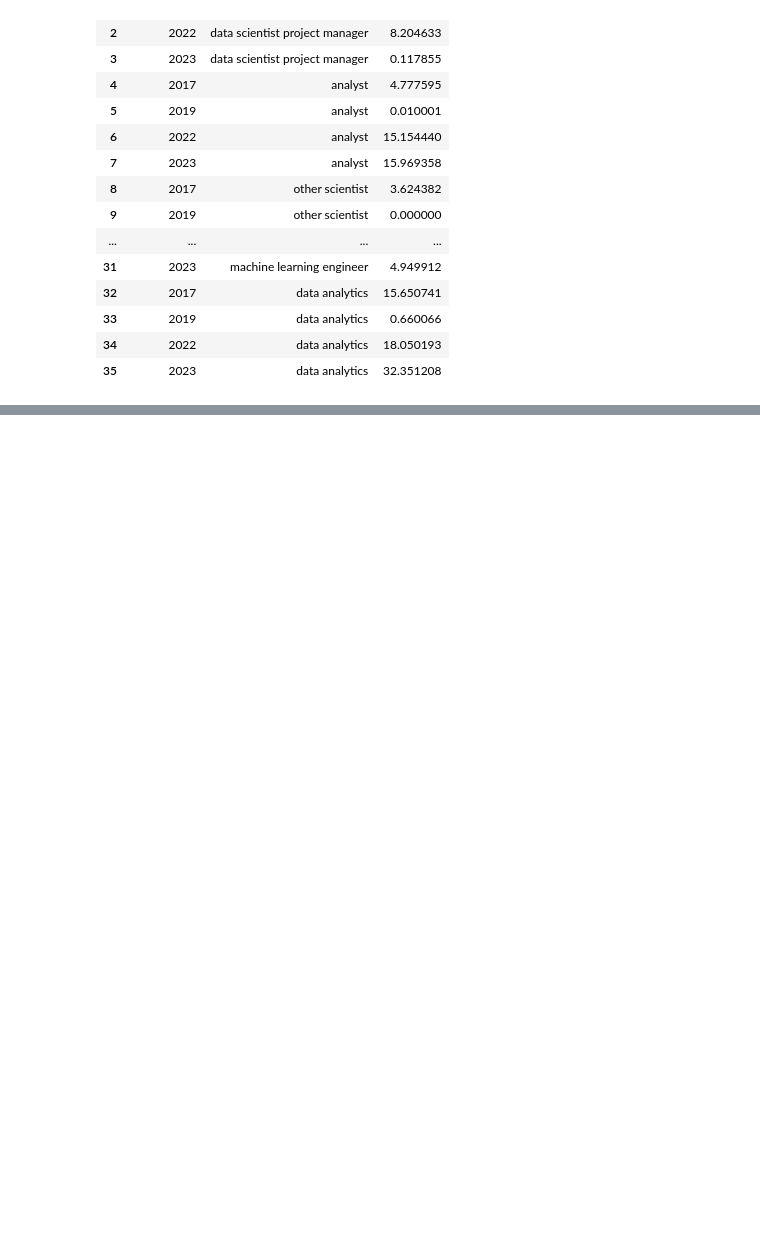
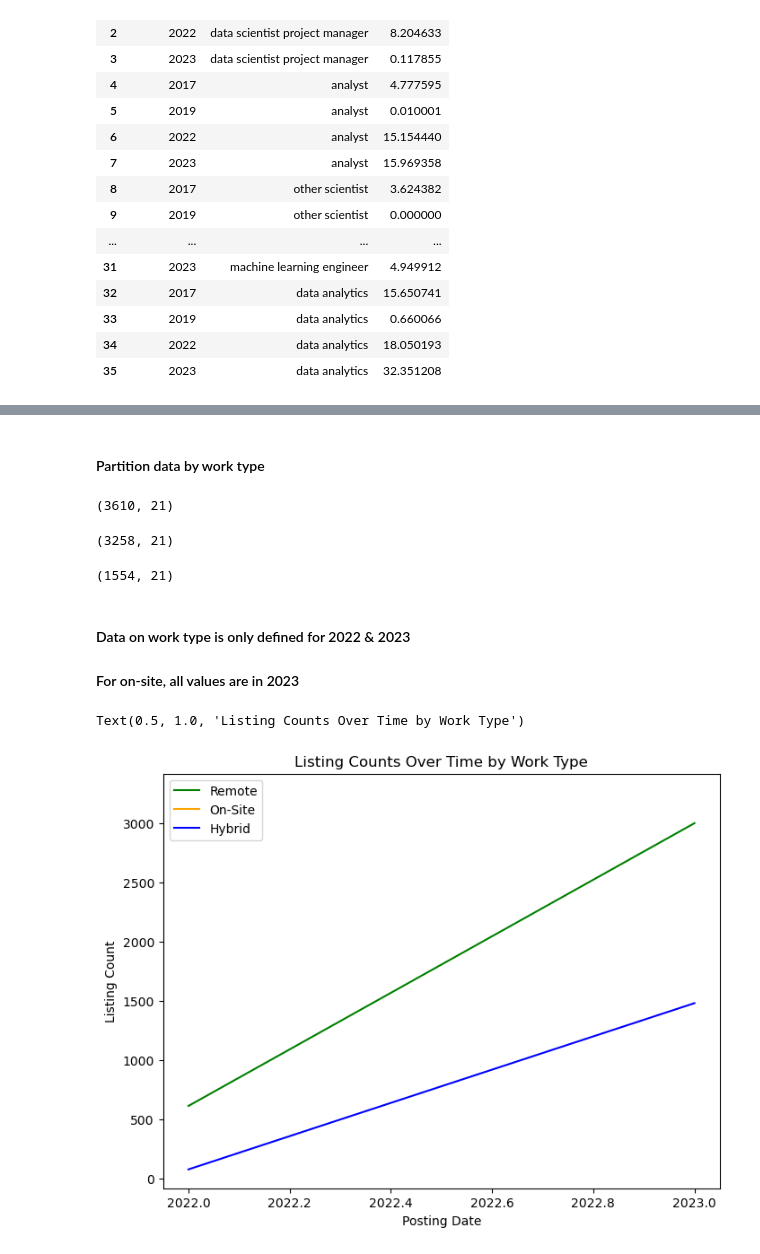
Before and after one commit to devinsuy/DataScience-Jobs-Viz, a Jupyter notebook: notebooks/python/Data Science Jobs Data/EDA_Time_Series.ipynb, the cells around one changed output, grey strips where cells are left out. Cells and saved outputs as stored; diff of their text form; code cells hidden in the pictures; blank space fills up the shorter version.

```diff
--- a/notebooks/python/Data Science Jobs Data/EDA_Time_Series.ipynb
+++ b/notebooks/python/Data Science Jobs Data/EDA_Time_Series.ipynb
@@ -363,0 +368,3 @@ combined_stacked_job_title_fig
+# %%
+df_work_type = df.dropna(subset=['original_work_type'])
+df_work_type.shape
@@ -363,0 +378,37 @@ combined_stacked_job_title_fig
+# %% [markdown]
+#### Partition data by work type
+# %%
+df_remote = df_work_type[df_work_type['original_work_type'] == 'Remote']
+df_remote_year_counts = df_remote['posting_year'].value_counts().sort_index()
+df_remote.shape
+# %% [output]
+(3610, 21)
+# %%
+df_on_site = df_work_type[df_work_type['original_work_type'] == 'On-site']
+df_on_site_year_counts = df_on_site['posting_year'].value_counts().sort_index()
+df_on_site.shape
+# %% [output]
+(3258, 21)
+# %%
+df_hybrid = df_work_type[df_work_type['original_work_type'] == 'Hybrid']
+df_hybrid_year_counts = df_hybrid['posting_year'].value_counts().sort_index()
+df_hybrid.shape
+# %% [output]
+(1554, 21)
+# %% [markdown]
+#### Data on work type is only defined for 2022 & 2023
+#### For on-site, all values are in 2023
+# %%
+plt.figure(figsize=(8,6))
+
+plt.plot(df_remote_year_counts.index, df_remote_year_counts.values, color='green', label='Remote')
+plt.plot(df_on_site_year_counts.index, df_on_site_year_counts.values, color='orange', label='On-Site')
+plt.plot(df_hybrid_year_counts.index, df_hybrid_year_counts.values, color='blue', label='Hybrid')
+
+plt.legend()
+plt.xlabel('Posting Date')
+plt.ylabel('Listing Count')
+plt.title('Listing Counts Over Time by Work Type')
+# %% [output]
+Text(0.5, 1.0, 'Listing Counts Over Time by Work Type')
+[figure, added]
```
Also changed, not shown: parts of 13 cells of this notebook, 2 other files.
